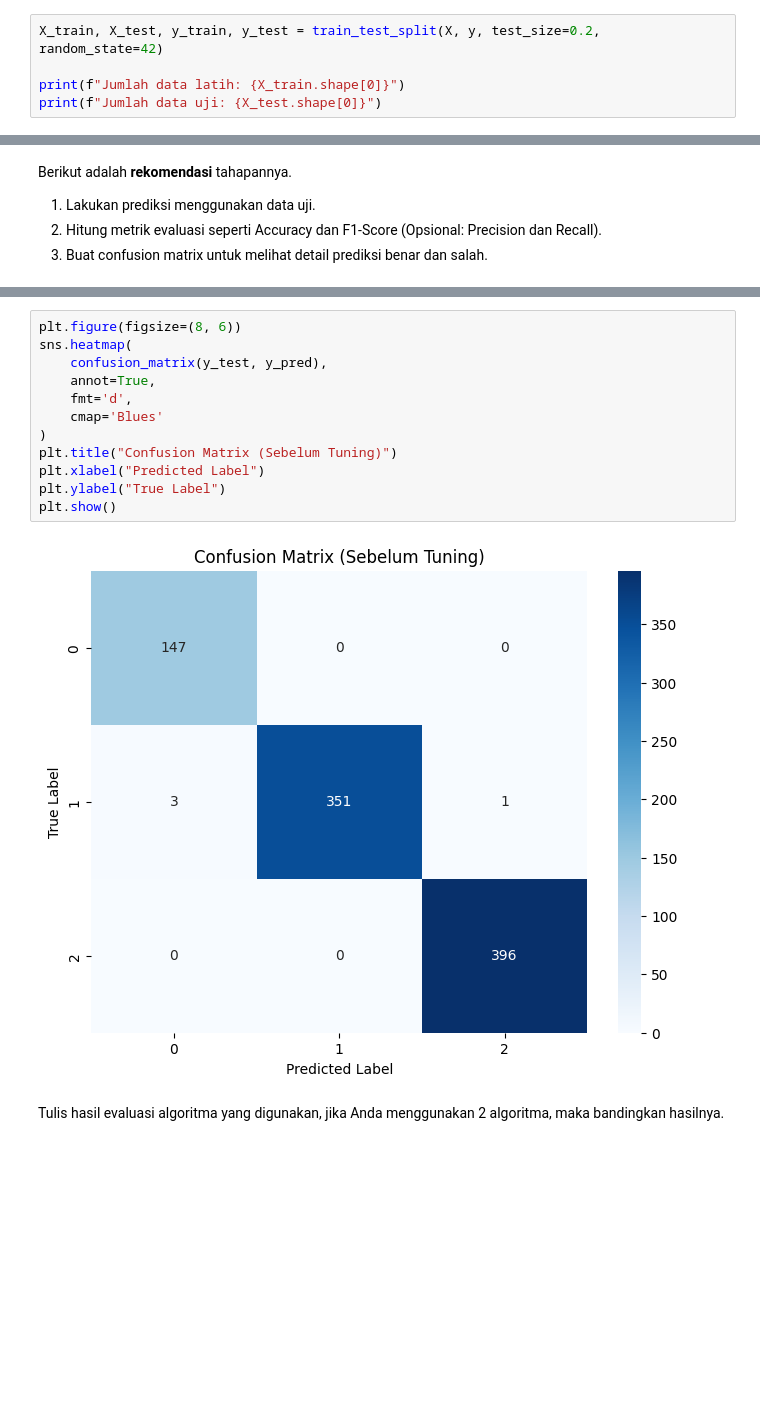
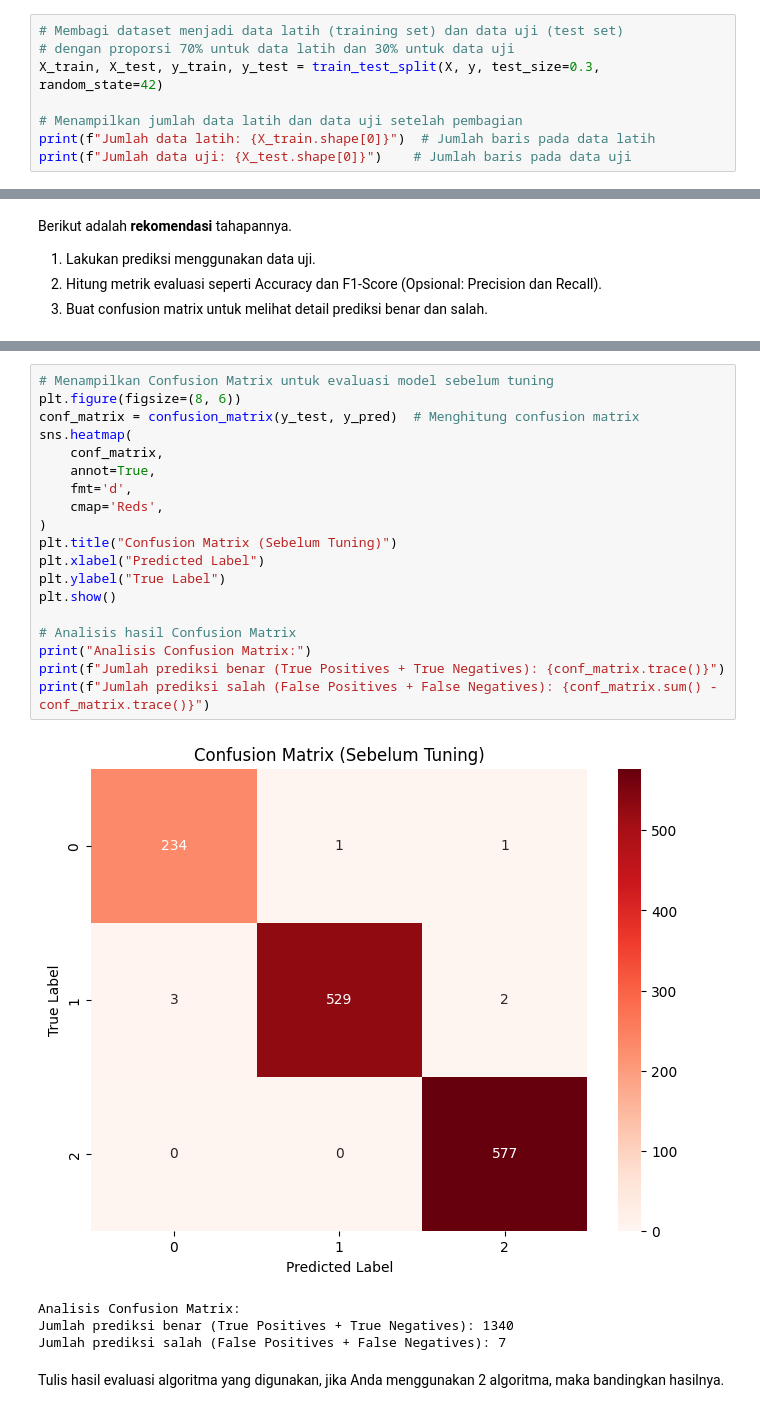
Before and after one commit to leonardkumaro/Proyek-Machine-Learning, a Jupyter notebook: [Klasifikasi]_Submission_Akhir_BMLP_Leonard Bodhi Kumaro.ipynb, the cells around one changed output, grey strips where cells are left out. Saved outputs shown, nothing was run; the diff lists cells and outputs as text; blank space fills up the shorter version.

```diff
--- a/[Klasifikasi]_Submission_Akhir_BMLP_Leonard Bodhi Kumaro.ipynb
+++ b/[Klasifikasi]_Submission_Akhir_BMLP_Leonard Bodhi Kumaro.ipynb
@@ -38,8 +47,11 @@ y = df_encoded['cluster']
 # %% [markdown]
 Tahap Data Splitting bertujuan untuk memisahkan dataset menjadi dua bagian: data latih (training set) dan data uji (test set).
 # %%
-X_train, X_test, y_train, y_test = train_test_split(X, y, test_size=0.2, random_state=42)
+# Membagi dataset menjadi data latih (training set) dan data uji (test set)
+# dengan proporsi 70% untuk data latih dan 30% untuk data uji
+X_train, X_test, y_train, y_test = train_test_split(X, y, test_size=0.3, random_state=42)
 
-print(f"Jumlah data latih: {X_train.shape[0]}")
-print(f"Jumlah data uji: {X_test.shape[0]}")
+# Menampilkan jumlah data latih dan data uji setelah pembagian
+print(f"Jumlah data latih: {X_train.shape[0]}")  # Jumlah baris pada data latih
+print(f"Jumlah data uji: {X_test.shape[0]}")    # Jumlah baris pada data uji
 # %% [output]
@@ -99,17 +124,27 @@ weighted avg       1.00      1.00      1.00       898
 # %%
+# Menampilkan Confusion Matrix untuk evaluasi model sebelum tuning
 plt.figure(figsize=(8, 6))
+conf_matrix = confusion_matrix(y_test, y_pred)  # Menghitung confusion matrix
 sns.heatmap(
-    confusion_matrix(y_test, y_pred),
+    conf_matrix,
     annot=True,
     fmt='d',
-    cmap='Blues'
+    cmap='Reds',
 )
 plt.title("Confusion Matrix (Sebelum Tuning)")
 plt.xlabel("Predicted Label")
 plt.ylabel("True Label")
 plt.show()
+
+# Analisis hasil Confusion Matrix
+print("Analisis Confusion Matrix:")
+print(f"Jumlah prediksi benar (True Positives + True Negatives): {conf_matrix.trace()}")
+print(f"Jumlah prediksi salah (False Positives + False Negatives): {conf_matrix.sum() - conf_matrix.trace()}")
 # %% [output]
-[figure, old version]
+[figure, new version]
+Analisis Confusion Matrix:
+Jumlah prediksi benar (True Positives + True Negatives): 1340
+Jumlah prediksi salah (False Positives + False Negatives): 7
 # %% [markdown]
 Tulis hasil evaluasi algoritma yang digunakan, jika Anda menggunakan 2 algoritma, maka bandingkan hasilnya.
 # %% [markdown]
```
Also changed, not shown: parts of 17 cells of this notebook, 1 other file.
